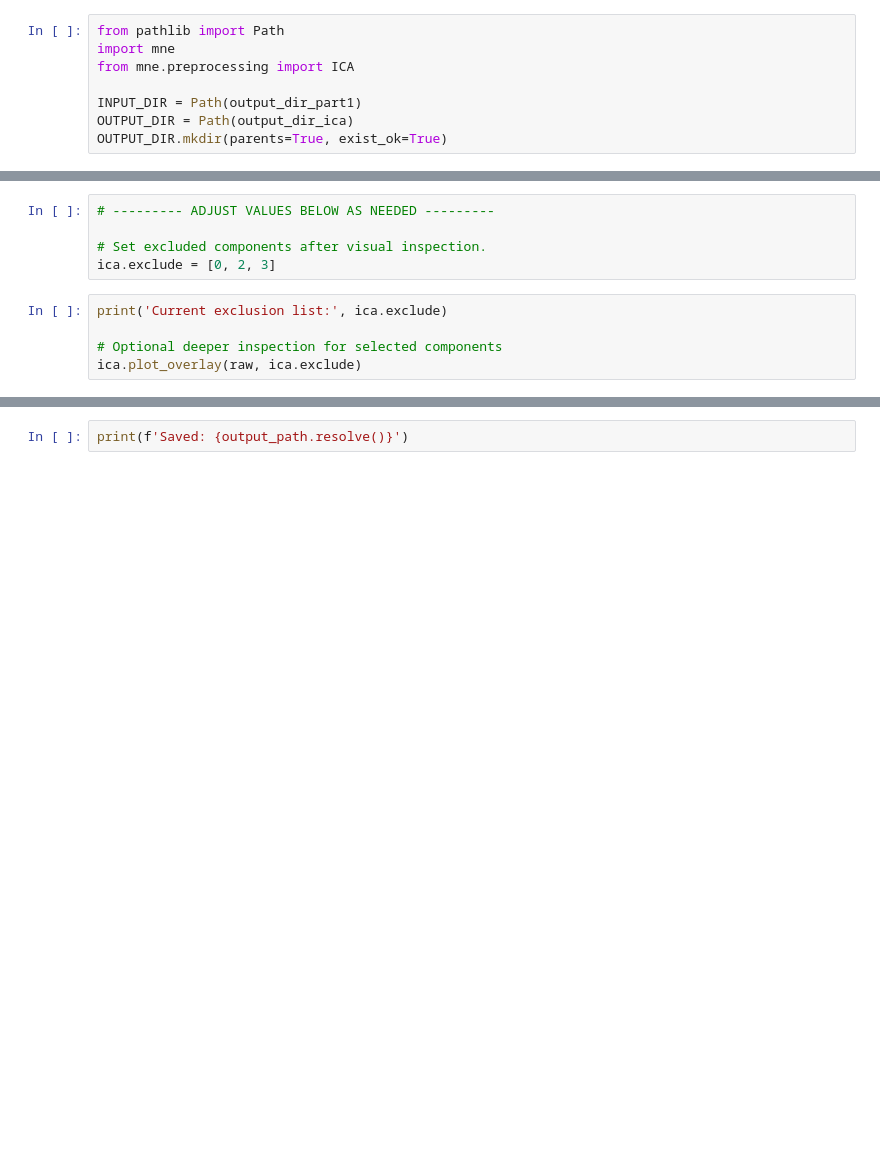
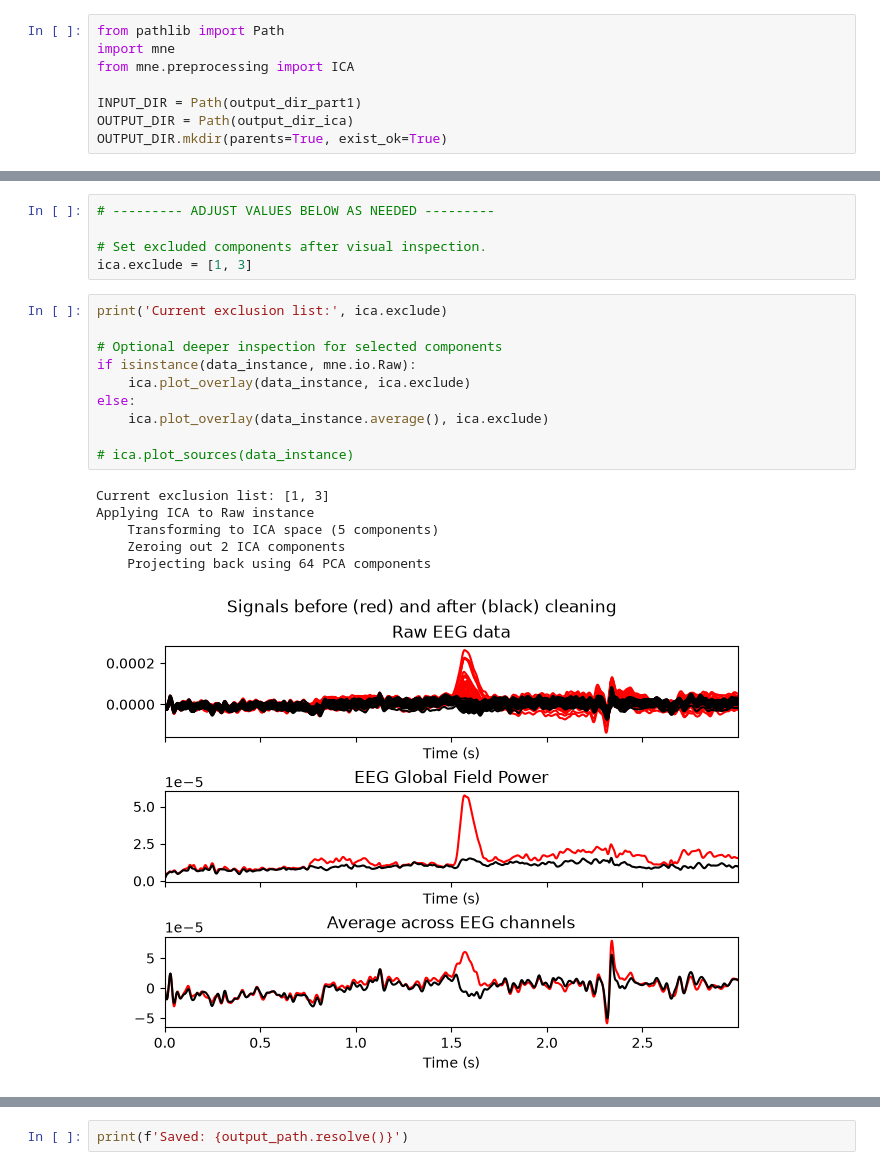
Before and after one commit to CentreForDigitalHumanities/BioPAP, a Jupyter notebook: examples/ica_example.ipynb, the cells around one changed output, grey strips where cells are left out. Saved outputs shown, nothing was run; the diff lists cells and outputs as text; blank space fills up the shorter version.

```diff
--- a/examples/ica_example.ipynb
+++ b/examples/ica_example.ipynb
@@ -90,11 +116,23 @@ raw, ica = fit_ica_for_inspection(
 # --------- ADJUST VALUES BELOW AS NEEDED ---------
 
 # Set excluded components after visual inspection.
-ica.exclude = [0, 2, 3]
+ica.exclude = [1, 3]
 # %%
 print('Current exclusion list:', ica.exclude)
 
 # Optional deeper inspection for selected components
-ica.plot_overlay(raw, ica.exclude)
+if isinstance(data_instance, mne.io.Raw):
+    ica.plot_overlay(data_instance, ica.exclude)
+else:
+    ica.plot_overlay(data_instance.average(), ica.exclude)
+
+# ica.plot_sources(data_instance)
+# %% [output]
+Current exclusion list: [1, 3]
+Applying ICA to Raw instance
+    Transforming to ICA space (5 components)
+    Zeroing out 2 ICA components
+    Projecting back using 64 PCA components
+[figure, added]
 # %%
 # Apply ICA exclusion and save cleaned output for part-2
```
Also changed, not shown: parts of 7 cells of this notebook.
